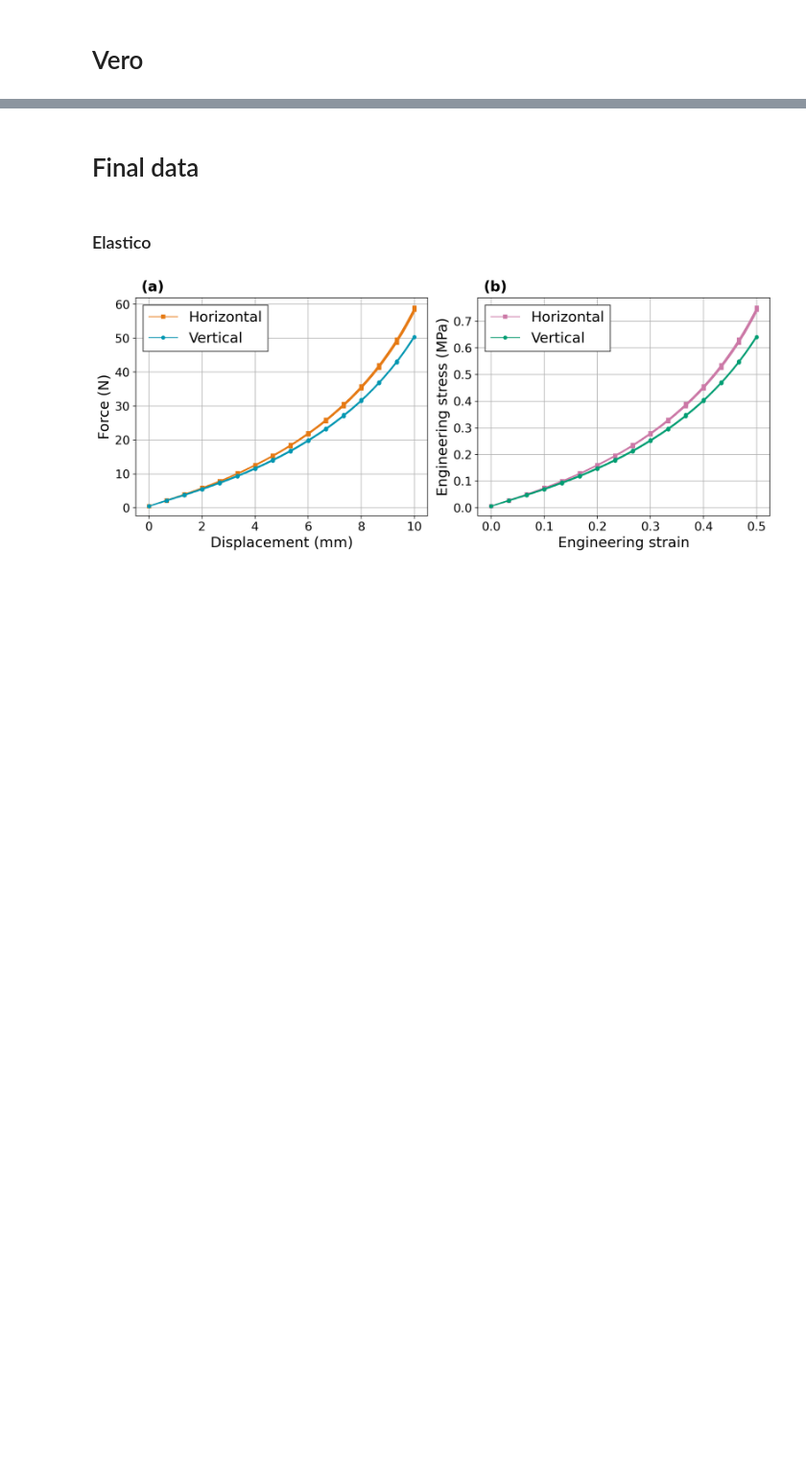
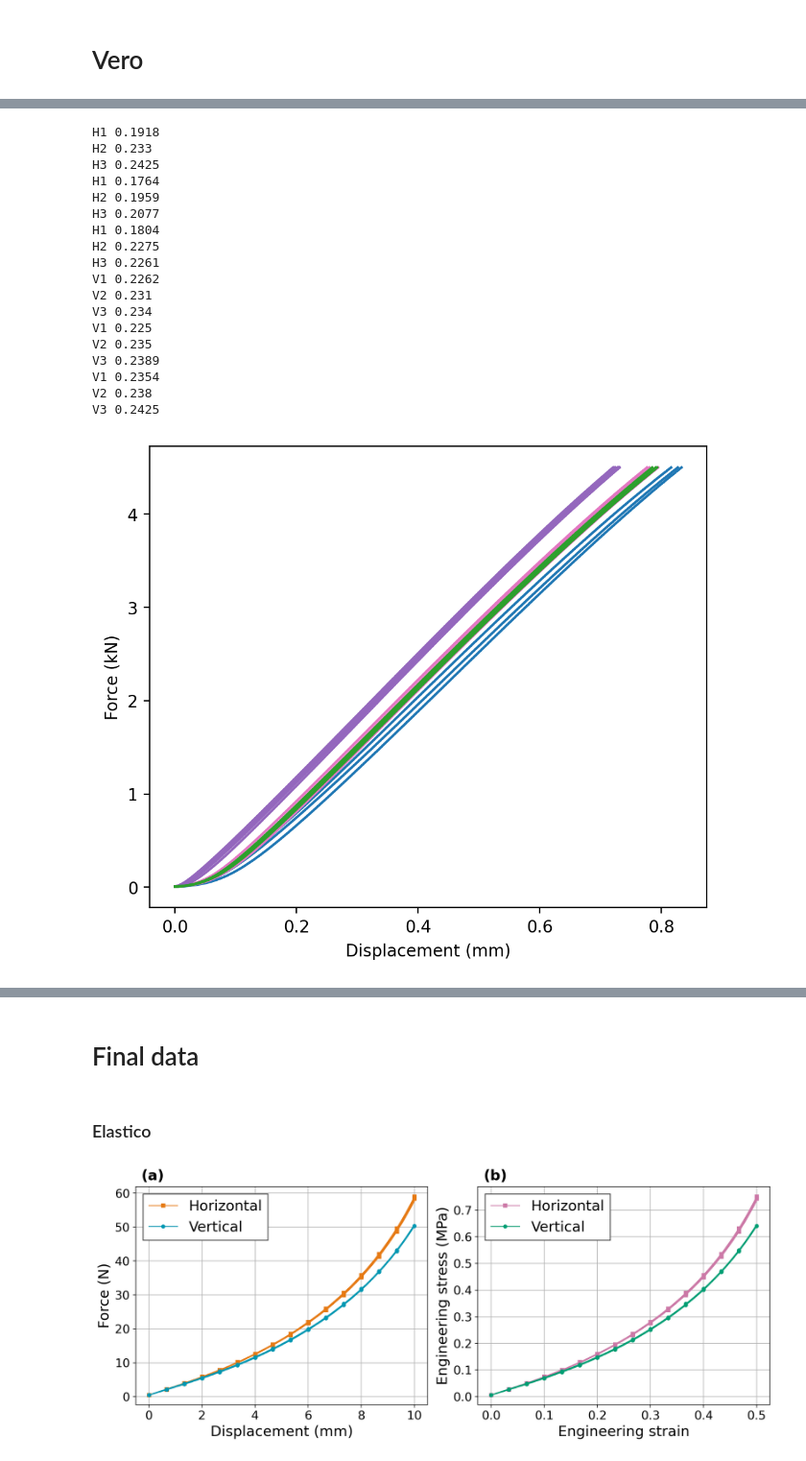
Before and after one commit to MattyOram/phd, a Jupyter notebook: WorkPackages/TMCJ-Contact/Experimental/notebooks/Experiments/cylinders/cylinders1.ipynb, the cells around one changed output, grey strips where cells are left out. Shown at 96% size. Saved outputs shown, nothing was run; the diff lists cells and outputs as text; code cells hidden in the pictures; blank space fills up the shorter version.

Commit message:
tested new vero specimens

```diff
--- a/WorkPackages/TMCJ-Contact/Experimental/notebooks/Experiments/cylinders/cylinders1.ipynb
+++ b/WorkPackages/TMCJ-Contact/Experimental/notebooks/Experiments/cylinders/cylinders1.ipynb
@@ -50,0 +51,51 @@ Text(0, 0.5, 'Force (kN)')
+# %%
+# New test #
+
+nrows, ncols = 1, 1
+fig, ax = plt.subplots(nrows, ncols, figsize=(6*ncols, 5*nrows), dpi=200)
+
+new_path = Path('../../../LabData/materialsTesting/cylinders/vero/20260601')
+
+c = {'V':'C4', 'H': 'C6'}
+
+glob = '**/*_[123].csv'
+F0 = 5*1e-3
+for path in sorted(list(new_path.glob(glob))):
+    orient = path.name[0]
+    repeat = path.with_suffix('').name[-1]
+
+    data_raw = get_instron_data(path, False)
+    data = data_raw[data_raw['force'] >= F0] # get data after initial load
+    print(orient+repeat, data['displacement'].min())
+    data['displacement'] -= data['displacement'].min() # reset displacement
+
+    if repeat == '1' and orient == 'H':
+        ax.plot(data['displacement'], data['force'], c='C0')
+    elif repeat == '2' and orient == 'H':
+        ax.plot(data['displacement'], data['force'], c='C2', zorder=5)
+    else:
+        ax.plot(data['displacement'], data['force'], c=c[orient])
+
+ax.set_xlabel('Displacement (mm)')
+ax.set_ylabel('Force (kN)')
+plt.show()
+# %% [output]
+H1 0.1918
+H2 0.233
+H3 0.2425
+H1 0.1764
+H2 0.1959
+H3 0.2077
+H1 0.1804
+H2 0.2275
+H3 0.2261
+V1 0.2262
+V2 0.231
+V3 0.234
+V1 0.225
+V2 0.235
+V3 0.2389
+V1 0.2354
+V2 0.238
+V3 0.2425
+[figure, added]
```
Also changed, not shown: parts of 4 cells of this notebook.
